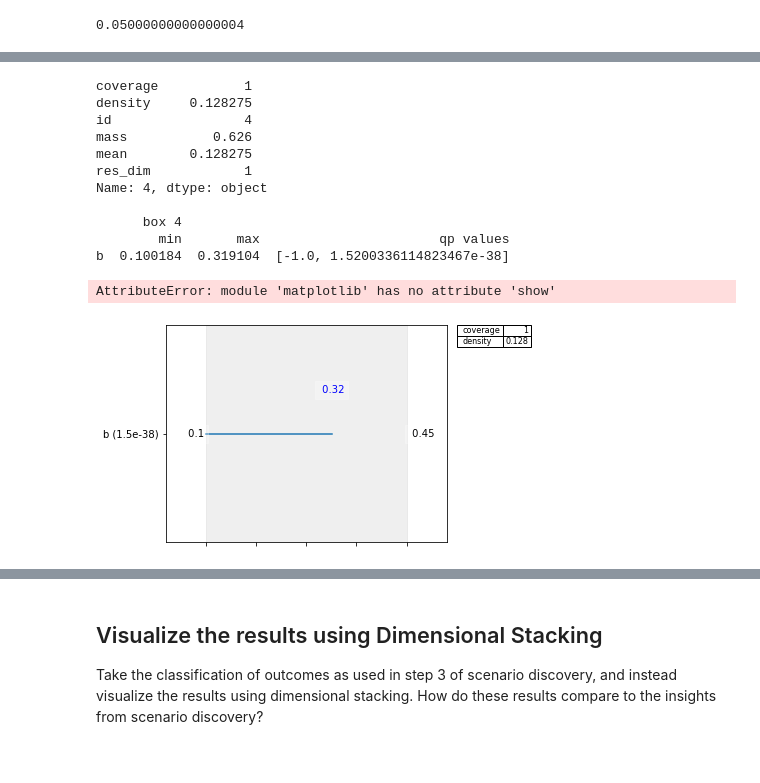
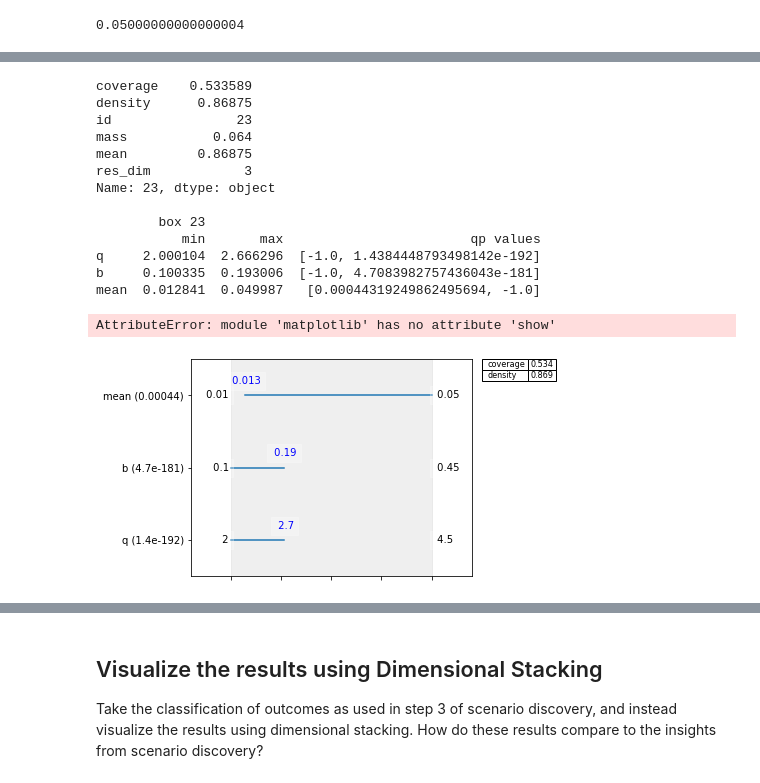
Before and after one commit to SoniAnmol/epa_1361_group_20_final_project, a Jupyter notebook: Week 3-4 - vulnerability analysis/assignment 5 - subspace partitioning lake model_RoelUpdated (2).ipynb, the cells around one changed output, grey strips where cells are left out. Drawn from its saved outputs; the diff is of its cells as text; code cells hidden in the pictures.

```diff
--- a/Week 3-4 - vulnerability analysis/assignment 5 - subspace partitioning lake model_RoelUpdated (2).ipynb
+++ b/Week 3-4 - vulnerability analysis/assignment 5 - subspace partitioning lake model_RoelUpdated (2).ipynb
@@ -139,6 +154,6 @@ lowest_reliability_df.max()   # Find the maximum of the worst values
 0.05000000000000004
 # %%
 x = adjusted_experiments
-y = outcomes['reliability'] <lowest_reliability_df.max()
-prim_alg = prim.Prim(x, y, threshold=0.1, peel_alpha = 0.11)
+y = outcomes['reliability'] <=lowest_reliability_df.max()
+prim_alg = prim.Prim(x, y, threshold=0.8, peel_alpha = 0.11)
 box1 = prim_alg.find_box()
@@ -155,19 +174,21 @@ AttributeError: 'NoneType' object has no attribute 'selection_single'
 # %%
 #Show the results in table and visual format
-box1.inspect(4)
-box1.inspect(4, style='graph')
+box1.inspect(23)
+box1.inspect(23, style='graph')
 plt.show()
 # %% [output]
-coverage           1
-density     0.128275
-id                 4
-mass           0.626
-mean        0.128275
-res_dim            1
-Name: 4, dtype: object
+coverage    0.533589
+density      0.86875
+id                23
+mass           0.064
+mean         0.86875
+res_dim            3
+Name: 23, dtype: object
 
-      box 4
-        min       max                       qp values
-b  0.100184  0.319104  [-1.0, 1.5200336114823467e-38]
+        box 23
+           min       max                        qp values
+q     2.000104  2.666296  [-1.0, 1.4384448793498142e-192]
+b     0.100335  0.193006  [-1.0, 4.7083982757436043e-181]
+mean  0.012841  0.049987   [0.00044319249862495694, -1.0]
 AttributeError: module 'matplotlib' has no attribute 'show'
-[figure, old version]
+[figure, new version]
```
Also changed, not shown: parts of 15 cells of this notebook.
